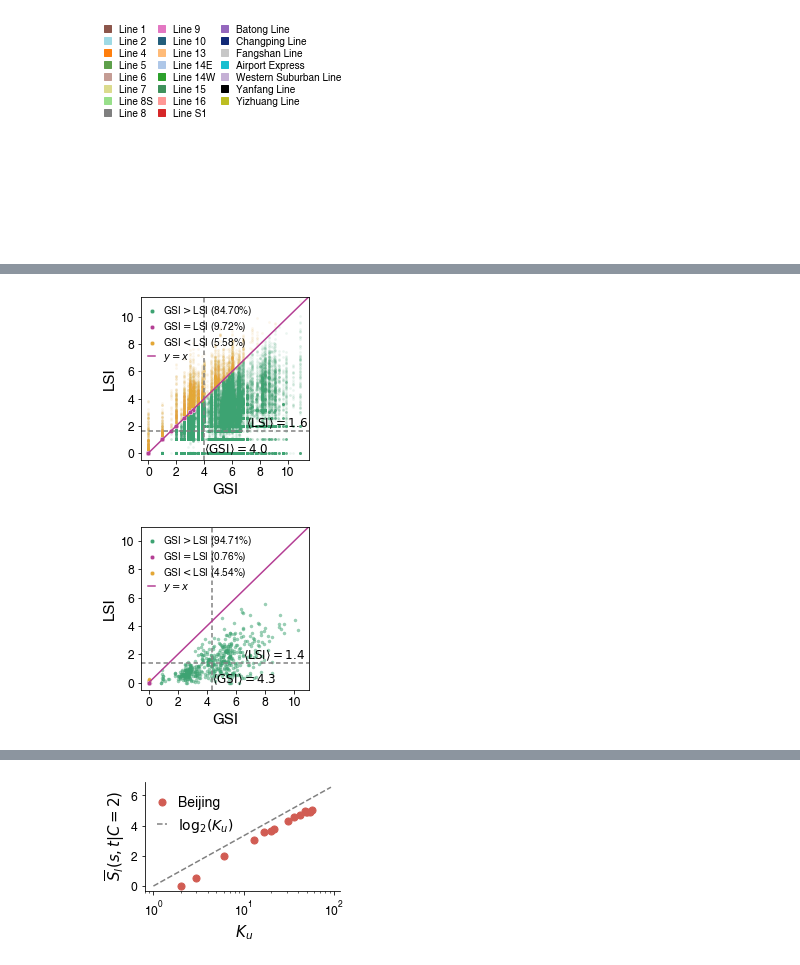
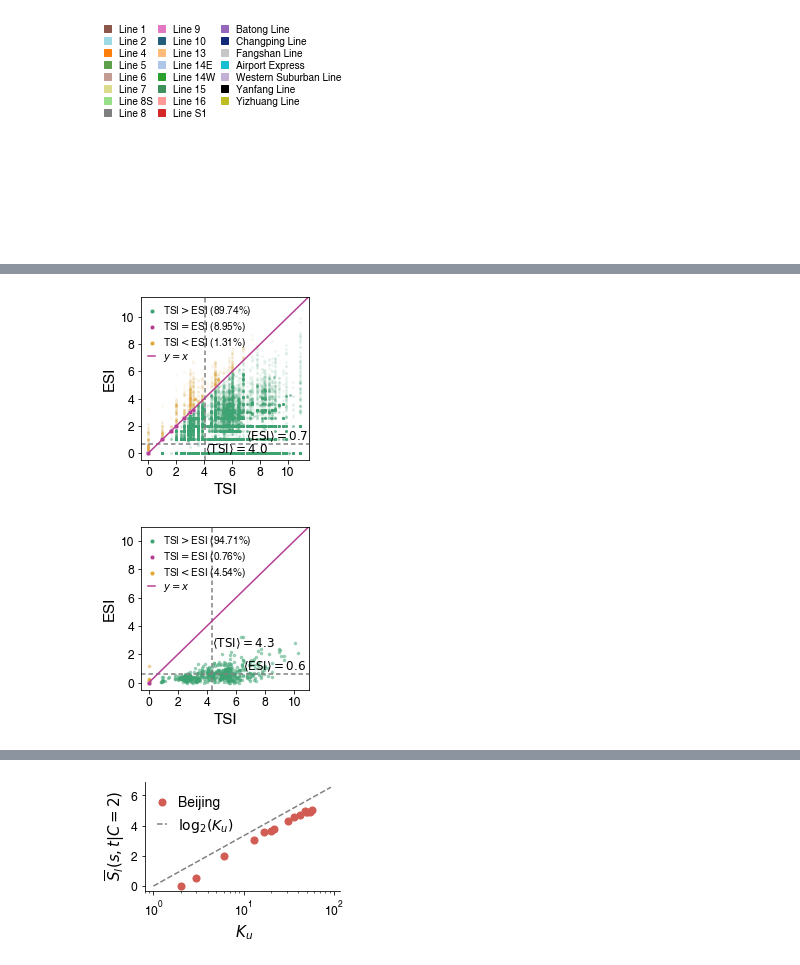
Before and after one commit to Jzjsnow/navi-complexity, a Jupyter notebook: code/gen_figures.ipynb, the cells around one changed output, grey strips where cells are left out. Cells and saved outputs as stored; diff of their text form; code cells hidden in the pictures.

```diff
--- a/code/gen_figures.ipynb
+++ b/code/gen_figures.ipynb
@@ -126,7 +126,7 @@ for file in files:
     city_abbr = file[0]
     suffix = file[1]
     [df_matched_paths, df_Ss_i_j] = load_variable(
-        'output/LSI/res_stationlevel_' + city_abbr + '_card_' + suffix + '.pkl')
+        'output/ESI/res_stationlevel_' + city_abbr + '_card_' + suffix + '.pkl')
 
     list_df_matched_paths.append(df_matched_paths)
     list_df_Ss_i_j.append(df_Ss_i_j)
@@ -590,5 +572,5 @@ df_Sij
 # %%
-# Combine the results of GSI and LSI
+# Combine the results of TSI and ESI
 
 list_df_Sst = []
 for i in range(len(list_df_matched_paths)):
@@ -615,7 +597,9 @@ for i in range(len(list_df_matched_paths)):
      dual_edges,
      node_pos,
      node_pos_relabeled,
-     line_pos] = load_variable('src_data/initial_info_' + city_abbr + '.pkl')
+     line_pos,
+     dict_dist
+    ] = load_variable('src_data/initial_info_' + city_abbr + '.pkl')
 
     [
         matrix_Ss,
@@ -632,7 +616,7 @@ for i in range(len(list_df_matched_paths)):
         matrix_S_nid_C1,
         matrix_S_nid_C2,
         matrix_S_nid_C3] = load_variable(
-        'output/GSI/' +
+        'output/TSI/' +
         city_abbr +
         '_' +
         snapshot +
@@ -643,7 +627,6 @@ for i in range(len(list_df_matched_paths)):
     df_Sij['i'] = [i+1 for i in range(len(matrix_Ss)) for j in range(len(matrix_Ss[i]))]
     df_Sij['j'] = [j+1 for i in range(len(matrix_Ss)) for j in range(len(matrix_Ss[i]))]
     df_Sij['mindura'] = matrix_pathlength.flatten()
-    df_Sij['S_const'] = matrix_Ss.flatten()
     df_Sij['minC'] = matrix_nroutes.flatten()-1
 
     df_Sst['i'] = [i + 1 for i in range(len(matrix_S_nid))
@@ -661,7 +644,7 @@ for i in range(len(list_df_matched_paths)):
      matrix_S_nid_C1,
      matrix_S_nid_C2,
      matrix_S_nid_C3,
-     ] = load_variable('output/LSI/res_linelevel_card_' + suffix + '.pkl')
+     ] = load_variable('output/ESI/res_linelevel_card_' + suffix + '.pkl')
     k = 'obs'
     df_Sst[k] = matrix_S_nid.flatten()
     df_Sst[k + '-1'] = matrix_S_nid_C1.flatten()
@@ -672,7 +655,6 @@ for i in range(len(list_df_matched_paths)):
                        max([node for node in dualG]))
     df_Sst['Cmin'] = minC.flatten()
 
-#     matrix_C = merge_2_st_matching_C(H0,df_matched_paths,max([node for node in dualG]),count_weighted=True)
     matrix_C = merge_2_st_matching_C(H0, df_matched_paths, max(
         [node for node in dualG]), count_weighted=True)
 
@@ -682,7 +664,7 @@ for i in range(len(list_df_matched_paths)):
     df_Sst.loc[np.isnan(df_Sst['C_i']) == False, 'C_i'] = df_Sst[np.isnan(
         df_Sst['C_i']) == False]['C_i'].astype(np.int)
 
-#     df_Ss_i_j['duration'] /= 60
+    df_Ss_i_j['duration'] /= 60
     df_Ss_i_j['nroutes'] -= 1
     df_Ss_i_j['min_nroutes'] -= 1
     df_Ss_i_j = df_Ss_i_j.merge(df_Sij, on=['i', 'j'])
@@ -706,11 +688,11 @@ g0 = sns.scatterplot(data=df_Ss_i_j0[(df_Ss_i_j0['S_const'] < df_Ss_i_j0['S_sub'
                      x='S_const', y='S_sub', s=5, color=color2, alpha=0.1, edgecolor=None, legend=False)
 g0 = sns.scatterplot(data=df_Ss_i_j0[(df_Ss_i_j0['S_const'] == df_Ss_i_j0['S_sub'])],
                      x='S_const', y='S_sub', s=20, color=color3, legend=False)
-g0 = sns.scatterplot(x=[-1], y=[-1], label=r'GSI$>$LSI (%.2f%%)' % (len(df_Ss_i_j0[(
+g0 = sns.scatterplot(x=[-1], y=[-1], label=r'TSI$>$ESI (%.2f%%)' % (len(df_Ss_i_j0[(
     df_Ss_i_j0['S_const'] > df_Ss_i_j0['S_sub'])]) / len(df_Ss_i_j0) * 100), s=20, color=color1)
-g0 = sns.scatterplot(x=[-1], y=[-1], label=r'GSI$=$LSI (%.2f%%)' % (len(df_Ss_i_j0[(
+g0 = sns.scatterplot(x=[-1], y=[-1], label=r'TSI$=$ESI (%.2f%%)' % (len(df_Ss_i_j0[(
     df_Ss_i_j0['S_const'] == df_Ss_i_j0['S_sub'])]) / len(df_Ss_i_j0) * 100), s=20, color=color3)
-g0 = sns.scatterplot(x=[-1], y=[-1], label=r'GSI$<$LSI (%.2f%%)' % (len(df_Ss_i_j0[(
+g0 = sns.scatterplot(x=[-1], y=[-1], label=r'TSI$<$ESI (%.2f%%)' % (len(df_Ss_i_j0[(
     df_Ss_i_j0['S_const'] < df_Ss_i_j0['S_sub'])]) / len(df_Ss_i_j0) * 100), s=20, color=color2)
 
 sns.lineplot([0, 11.5], [0, 11.5], color=color3, label='$y=x$', legend=False
@@ -737,39 +719,39 @@ plt.legend([h[1],
            borderaxespad=0.2,
            frameon=False,
            handlelength=0.7,
            labelspacing=0.2,
            borderpad=0.5,
            fontsize=10,
            loc='upper left')
 
 plt.annotate(
-    r"$\langle \rm{LSI}\rangle=%.1f $" %
+    r"$\langle \rm{ESI}\rangle=%.1f $" %
     np.average(
         df_Ss_i_j0['S_sub']), xy=(
             7, np.average(
                 df_Ss_i_j0['S_sub']) + 0.3), xytext=(
                     0, 0), textcoords='offset points', fontsize=12)
 plt.annotate(
-    r"$\langle \rm{GSI}\rangle=%.1f $" %
+    r"$\langle \rm{TSI}\rangle=%.1f $" %
     np.average(
         df_Ss_i_j0['S_const']), xy=(
             np.average(
                 df_Ss_i_j0['S_const']), 0), xytext=(
                     0, 0), textcoords='offset points', fontsize=12)
 
 ax.set_xlim(-0.5, 11.5)
 ax.set_ylim(-0.5, 11.5)
-ax.set_xlabel(xlabel='GSI', fontdict={"family": "Helvetica", "fontsize": 15})
-ax.set_ylabel(ylabel='LSI', fontdict={"family": "Helvetica", "fontsize": 15})
+ax.set_xlabel(xlabel='TSI', fontdict={"family": "Helvetica", "fontsize": 15})
+ax.set_ylabel(ylabel='ESI', fontdict={"family": "Helvetica", "fontsize": 15})
 ax.set_xticks([0, 2, 4, 6, 8, 10])
 plt.tick_params(labelsize=12)
 
-picname = 'pic/GSI_LSI_Ss'
+picname = 'pic/TSI_ESI_Ss'
 # plt.savefig(picname+'.svg',format = "svg",dpi=100,transparent = True,bbox_inches = 'tight')
 # plt.savefig(picname+'.png',format = "png",dpi=600,transparent = True,bbox_inches = 'tight')
 # plt.savefig(picname+'.eps',format = "eps",dpi=600,transparent = True,bbox_inches = 'tight')
 # %% [output]
-[figure, old version]
+[figure, new version]
 # %%
 plt.figure(figsize=(3, 3))
 
@@ -794,13 +776,12 @@ g0 = sns.scatterplot(data=df_Sst[(df_Sst['∞'] < df_Sst['obs'])],
 g0 = sns.scatterplot(data=df_Sst[(
     df_Sst['∞'] == df_Sst['obs'])], x='∞', y='obs', s=20, color=color3, legend=False)
 
-g0 = sns.scatterplot(x=[-1], y=[-1], label=r'GSI$>$LSI (%.2f%%)' % (len(df_Sst[(df_Sst['∞'] >
-                                                                                df_Sst['obs'])]) / len(df_Sst[np.isnan(df_Sst['obs']) != True]) * 100), s=20, color=color1)
-g0 = sns.scatterplot(x=[-1], y=[-1], label=r'GSI$=$LSI (%.2f%%)' % (len(df_Sst[(df_Sst['∞'] ==
-                                                                                df_Sst['obs'])]) / len(df_Sst[np.isnan(df_Sst['obs']) != True]) * 100), s=20, color=color3)
-g0 = sns.scatterplot(x=[-1], y=[-1], label=r'GSI$<$LSI (%.2f%%)' % (len(df_Sst[(df_Sst['∞'] <
-                                                                                df_Sst['obs'])]) / len(df_Sst[np.isnan(df_Sst['obs']) != True]) * 100), s=20, color=color2)
-
+g0 = sns.scatterplot(x=[-1], y=[-1], label=r'TSI$>$ESI (%.2f%%)' % (len(df_Sst[(df_Sst['∞'] >
+                                                                                df_Sst['obs'])]) / len(df_Sst[np.isnan(df_Sst['∞']) != True]) * 100), s=20, color=color1)
+g0 = sns.scatterplot(x=[-1], y=[-1], label=r'TSI$=$ESI (%.2f%%)' % (len(df_Sst[(df_Sst['∞'] ==
+                                                                                df_Sst['obs'])]) / len(df_Sst[np.isnan(df_Sst['∞']) != True]) * 100), s=20, color=color3)
+g0 = sns.scatterplot(x=[-1], y=[-1], label=r'TSI$<$ESI (%.2f%%)' % (len(df_Sst[(df_Sst['∞'] <
+                                                                                df_Sst['obs'])]) / len(df_Sst[np.isnan(df_Sst['∞']) != True]) * 100), s=20, color=color2)
 
 sns.lineplot([0, 11.5], [0, 11.5], color=color3, label='$y=x$')
 ax.set_xlim(0, 12)
@@ -819,20 +800,20 @@ plt.legend(
     #            ,prop={"family" : "Helvetica"}
 )
 
-plt.annotate(r"$\langle \rm{LSI}\rangle=%.1f $" % np.nanmean(df_Sst[np.isnan(df_Sst['∞']) == False]['obs']), xy=(
+plt.annotate(r"$\langle \rm{ESI}\rangle=%.1f $" % np.nanmean(df_Sst[np.isnan(df_Sst['∞']) == False]['obs']), xy=(
     6.5, np.nanmean(df_Sst[np.isnan(df_Sst['∞']) == False]['obs']) + 0.3), xytext=(0, 0), textcoords='offset points', fontsize=12)
-plt.annotate(r"$\langle \rm{GSI}\rangle=%.1f $" % np.nanmean(df_Sst[np.isnan(df_Sst['∞']) == False]['∞']), xy=(
-    np.nanmean(df_Sst[np.isnan(df_Sst['∞']) == False]['∞']), 0), xytext=(0, 0), textcoords='offset points', fontsize=12)
+plt.annotate(r"$\langle \rm{TSI}\rangle=%.1f $" % np.nanmean(df_Sst[np.isnan(df_Sst['∞']) == False]['∞']), xy=(
+    np.nanmean(df_Sst[np.isnan(df_Sst['∞']) == False]['∞']), 2.5), xytext=(0, 0), textcoords='offset points', fontsize=12)
 
-ax.set_xlabel(xlabel='GSI', fontdict={"family": "Helvetica", "fontsize": 15})
-ax.set_ylabel(ylabel='LSI', fontdict={"family": "Helvetica", "fontsize": 15})
+ax.set_xlabel(xlabel='TSI', fontdict={"family": "Helvetica", "fontsize": 15})
+ax.set_ylabel(ylabel='ESI', fontdict={"family": "Helvetica", "fontsize": 15})
 ax.set_xticks([0, 2, 4, 6, 8, 10])
 
 plt.tick_params(labelsize=12)
 
-picname = 'pic/GSI_LSI_Sl'
+picname = 'pic/TSI_ESI_Sl'
 # plt.savefig(picname+'.svg',format = "svg",dpi=600,transparent = True,bbox_inches = 'tight')
 # plt.savefig(picname+'.png',format = "png",dpi=60,transparent = True,bbox_inches = 'tight')
 # plt.savefig(picname+'.eps',format = "eps",dpi=600,transparent = True,bbox_inches = 'tight')
 # %% [output]
-[figure, old version]
+[figure, new version]
```
Also changed, not shown: parts of 17 cells of this notebook.
